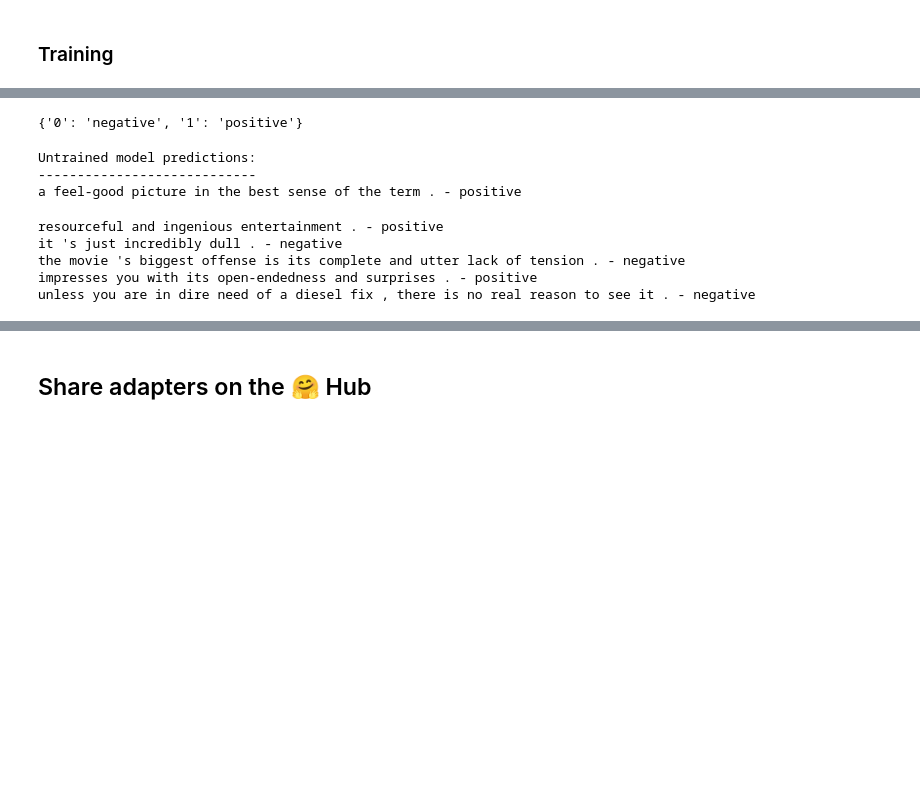
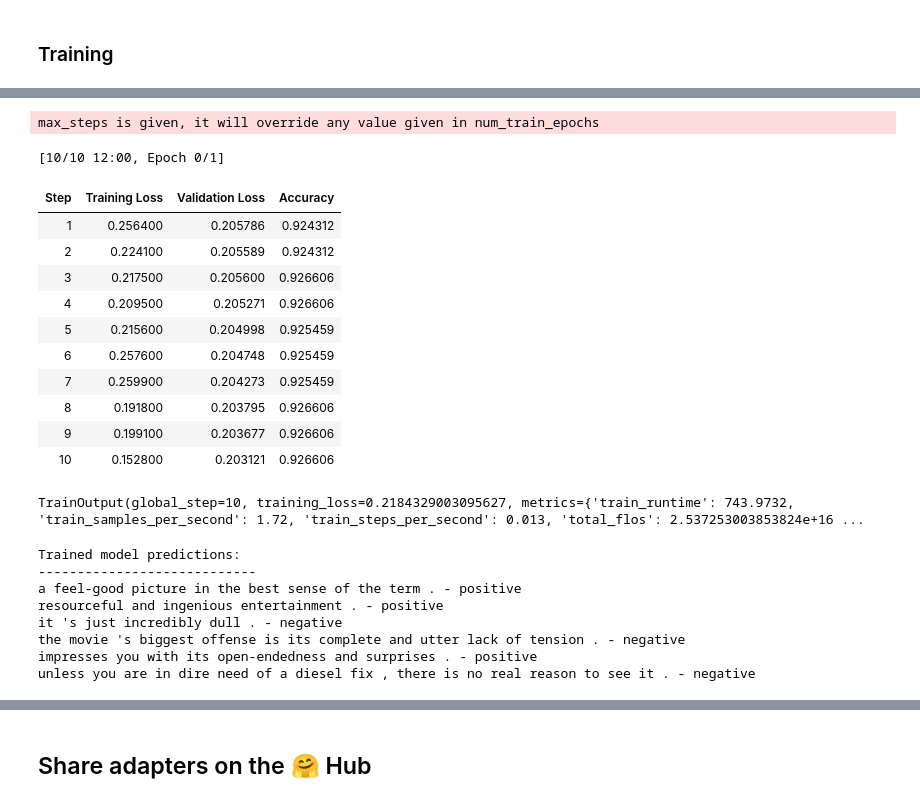
Before and after one commit to JadMokdad/knowledge-distillation-transformers-pytorch-sagemaker, a Jupyter notebook: Finetune_opt_bnb_peft.ipynb, the cells around one changed output, grey strips where cells are left out. Cells and saved outputs as stored; diff of their text form; code cells hidden in the pictures; blank space fills up the shorter version.

```diff
--- a/Finetune_opt_bnb_peft.ipynb
+++ b/Finetune_opt_bnb_peft.ipynb
@@ -214,13 +189,67 @@ TrainOutput(global_step=200, training_loss=0.37628111109137535, metrics={'train_
-# %%
-id2label
-# %% [output]
-{'0': 'negative', '1': 'positive'}
+# %%
+import numpy as np
+import evaluate
+
+metric = evaluate.load("accuracy")
+
+def compute_metrics(eval_pred):
+    logits, labels = eval_pred
+    predictions = np.argmax(logits, axis=-1)
+    return metric.compute(predictions=predictions, references=labels)
+# %%
+from transformers import Trainer, TrainingArguments, default_data_collator
+
+training_args = TrainingArguments(
+    output_dir="outputs",
+    evaluation_strategy="steps",
+    logging_strategy="steps",
+    logging_steps=1,  # Log every 100 steps
+    eval_steps=1,  # Evaluate every 100 stepsz
+    max_steps=10,  # Increase the max steps to allow more training iterations
+    per_device_train_batch_size=32,
+    per_device_eval_batch_size=32,
+    gradient_accumulation_steps=4,
+    learning_rate=2e-5,  # Lower the learning rate
+    weight_decay=0.01,
+    warmup_steps=100,
+    fp16=True,
+    seed=42
+)
+
+
+trainer = Trainer(
+    model=model,
+    args=training_args,
+    train_dataset=tokenized_datasets["train"],
+    eval_dataset=tokenized_datasets["validation"],
+    compute_metrics=compute_metrics,
+    data_collator=default_data_collator
+)
+
+# model.config.use_cache = False  # silence the warnings. Please re-enable for inference!
+
+trainer.train()
+# %% [output]
+max_steps is given, it will override any value given in num_train_epochs
+[10/10 12:00, Epoch 0/1]
+| Step | Training Loss | Validation Loss | Accuracy |
+| 1 | 0.256400 | 0.205786 | 0.924312 |
+| 2 | 0.224100 | 0.205589 | 0.924312 |
+| 3 | 0.217500 | 0.205600 | 0.926606 |
+| 4 | 0.209500 | 0.205271 | 0.926606 |
+| 5 | 0.215600 | 0.204998 | 0.925459 |
+| 6 | 0.257600 | 0.204748 | 0.925459 |
+| 7 | 0.259900 | 0.204273 | 0.925459 |
+| 8 | 0.191800 | 0.203795 | 0.926606 |
+| 9 | 0.199100 | 0.203677 | 0.926606 |
+| 10 | 0.152800 | 0.203121 | 0.926606 |
+TrainOutput(global_step=10, training_loss=0.2184329003095627, metrics={'train_runtime': 743.9732, 'train_samples_per_second': 1.72, 'train_steps_per_second': 0.013, 'total_flos': 2.537253003853824e+16 ...
 # %%
 # define list of examples
 text_list = ["a feel-good picture in the best sense of the term .", "resourceful and ingenious entertainment .", "it 's just incredibly dull .", "the movie 's biggest offense is its complete and utter lack of tension .",
              "impresses you with its open-endedness and surprises .", "unless you are in dire need of a diesel fix , there is no real reason to see it ."]
 
-print("Untrained model predictions:")
+print("Trained model predictions:")
 print("----------------------------")
 for text in text_list:
     # tokenize text
@@ -232,11 +261,11 @@ for text in text_list:
 
     print(text + " - " + id2label[str(predictions)])
 # %% [output]
-Untrained model predictions:
+Trained model predictions:
 ----------------------------
 a feel-good picture in the best sense of the term . - positive
+resourceful and ingenious entertainment . - positive
+it 's just incredibly dull . - negative
+the movie 's biggest offense is its complete and utter lack of tension . - negative
+impresses you with its open-endedness and surprises . - positive
+unless you are in dire need of a diesel fix , there is no real reason to see it . - negative
-resourceful and ingenious entertainment . - positive
-it 's just incredibly dull . - negative
-the movie 's biggest offense is its complete and utter lack of tension . - negative
-impresses you with its open-endedness and surprises . - positive
-unless you are in dire need of a diesel fix , there is no real reason to see it . - negative
```
Also changed, not shown: parts of 9 cells of this notebook.
